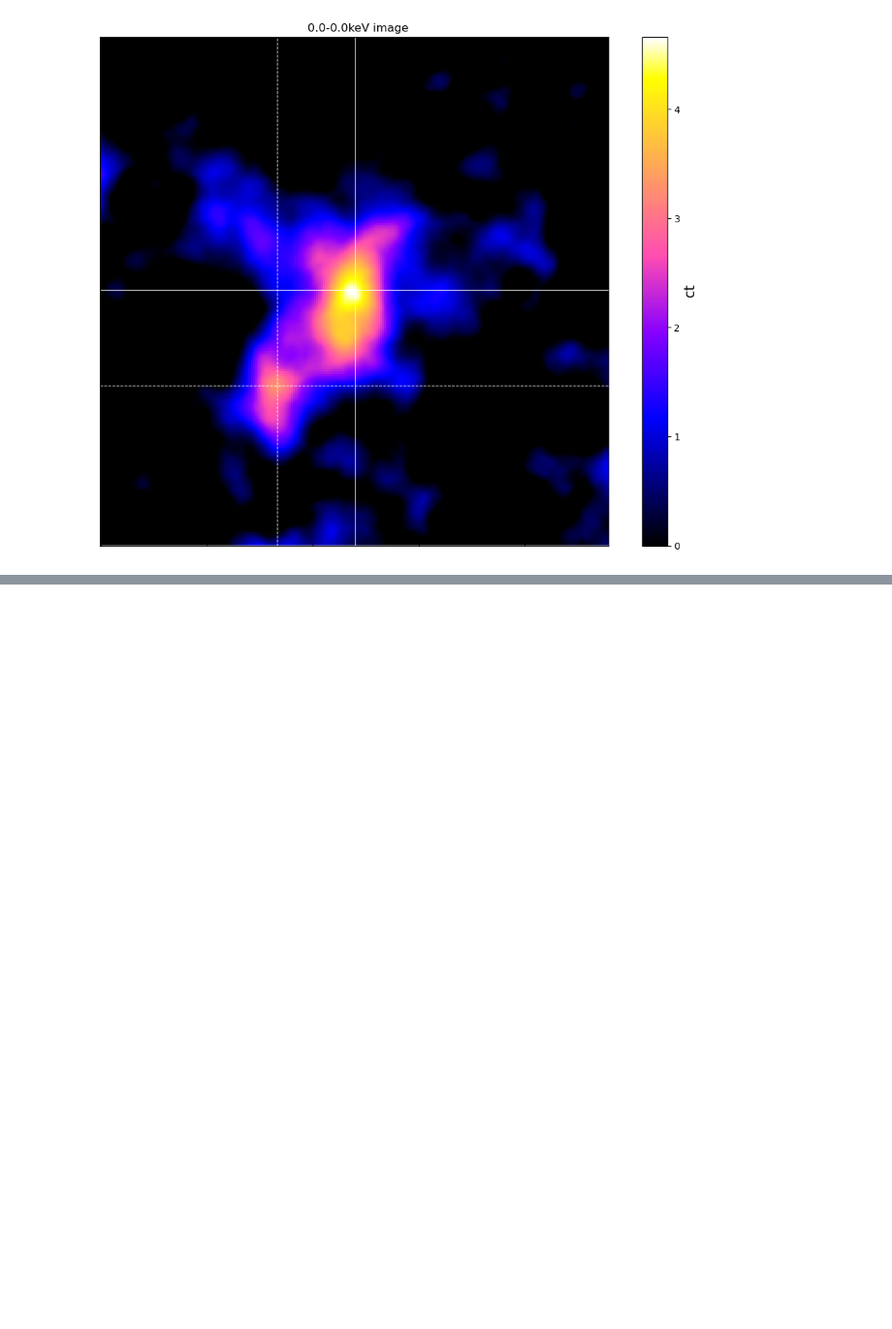
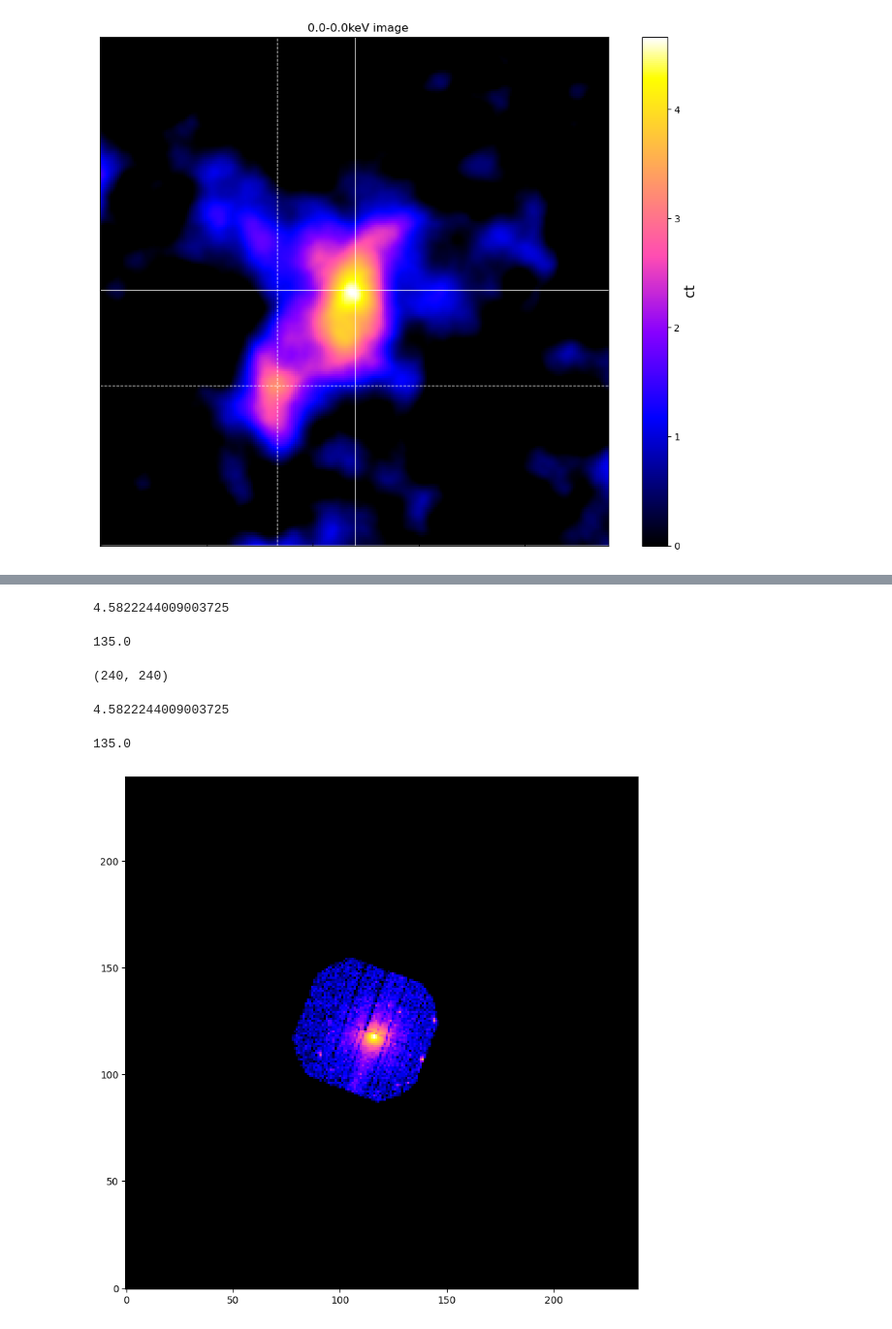
Before and after one commit to LoVoCCS/X-LoVoCCS-Analyses, a Jupyter notebook: notebooks/property_maps/xray_weaklensing_correlation.ipynb, the cells around one changed output, grey strips where cells are left out. Shown at 97% size. Saved outputs shown, nothing was run; the diff lists cells and outputs as text; code cells hidden in the pictures; blank space fills up the shorter version.

```diff
--- a/notebooks/property_maps/xray_weaklensing_correlation.ipynb
+++ b/notebooks/property_maps/xray_weaklensing_correlation.ipynb
@@ -126,0 +244,3 @@ $6.0459783 \; \mathrm{}$
+# %%
+pad_testo = np.zeros(wl_snr_map.shape)
+pad_testo
@@ -126,0 +255,41 @@ $6.0459783 \; \mathrm{}$
+# %%
+wl_snr_map.data[120, 120]
+# %% [output]
+4.5822244009003725
+# %%
+testo.data[44, 44]
+# %% [output]
+135.0
+# %%
+xray_sy_ind = int(testo.shape[0]/2)
+xray_sx_ind = int(testo.shape[1]/2)
+
+wl_sy_ind = int(wl_snr_map.shape[0]/2)
+wl_sx_ind = int(wl_snr_map.shape[1]/2)
+
+sel_dist = 43
+
+rel_testo = testo.data[xray_sy_ind-sel_dist:xray_sy_ind+sel_dist+1, xray_sx_ind-sel_dist:xray_sx_ind+sel_dist+1]
+pad_testo[wl_sy_ind-sel_dist:wl_sy_ind+sel_dist+1, wl_sx_ind-sel_dist:wl_sx_ind+sel_dist+1] = rel_testo
+# %%
+pad_testo.shape
+# %% [output]
+(240, 240)
+# %%
+wl_snr_map.data[120, 120]
+# %% [output]
+4.5822244009003725
+# %%
+pad_testo[120, 120]
+# %% [output]
+135.0
+# %%
+plt.figure(figsize=(8, 8))
+
+norm = ImageNormalize(pad_testo, MinMaxInterval(), stretch=LogStretch())
+plt.imshow(pad_testo, origin='lower', norm=norm, cmap='gnuplot2')
+
+plt.tight_layout()
+plt.show()
+# %% [output]
+[figure, added]
```
Also changed, not shown: parts of 27 cells of this notebook.
